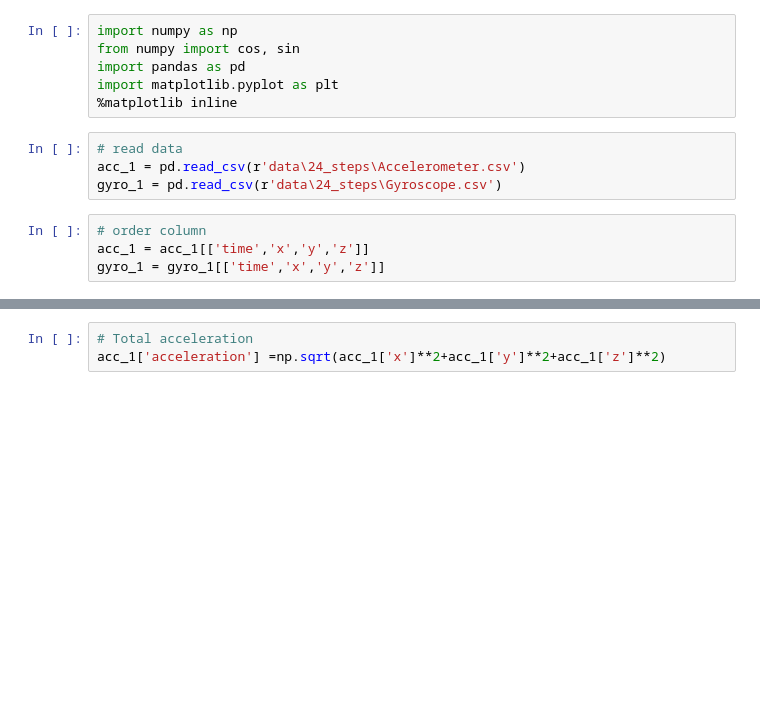
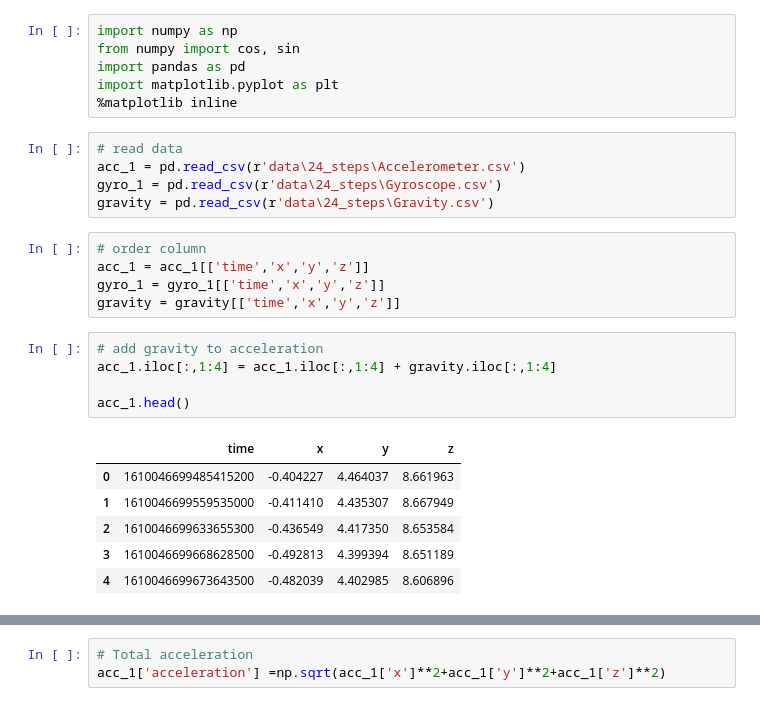
Before and after one commit to orenltr/Inertial-Navigation, a Jupyter notebook: Navigation_Eq.ipynb, the cells around one changed output, grey strips where cells are left out. Saved outputs shown, nothing was run; the diff lists cells and outputs as text; blank space fills up the shorter version.

```diff
--- a/Navigation_Eq.ipynb
+++ b/Navigation_Eq.ipynb
@@ -8,7 +8,21 @@ import matplotlib.pyplot as plt
 # read data
 acc_1 = pd.read_csv(r'data\24_steps\Accelerometer.csv')
 gyro_1 = pd.read_csv(r'data\24_steps\Gyroscope.csv')
+gravity = pd.read_csv(r'data\24_steps\Gravity.csv')
 # %%
 # order column
 acc_1 = acc_1[['time','x','y','z']]
 gyro_1 = gyro_1[['time','x','y','z']]
+gravity = gravity[['time','x','y','z']]
+# %%
+# add gravity to acceleration
+acc_1.iloc[:,1:4] = acc_1.iloc[:,1:4] + gravity.iloc[:,1:4]
+
+acc_1.head()
+# %% [output]
+|  | time | x | y | z |
+| 0 | 1610046699485415200 | -0.404227 | 4.464037 | 8.661963 |
+| 1 | 1610046699559535000 | -0.411410 | 4.435307 | 8.667949 |
+| 2 | 1610046699633655300 | -0.436549 | 4.417350 | 8.653584 |
+| 3 | 1610046699668628500 | -0.492813 | 4.399394 | 8.651189 |
+| 4 | 1610046699673643500 | -0.482039 | 4.402985 | 8.606896 |
```
Also changed, not shown: parts of 8 cells of this notebook, 1 other file.
